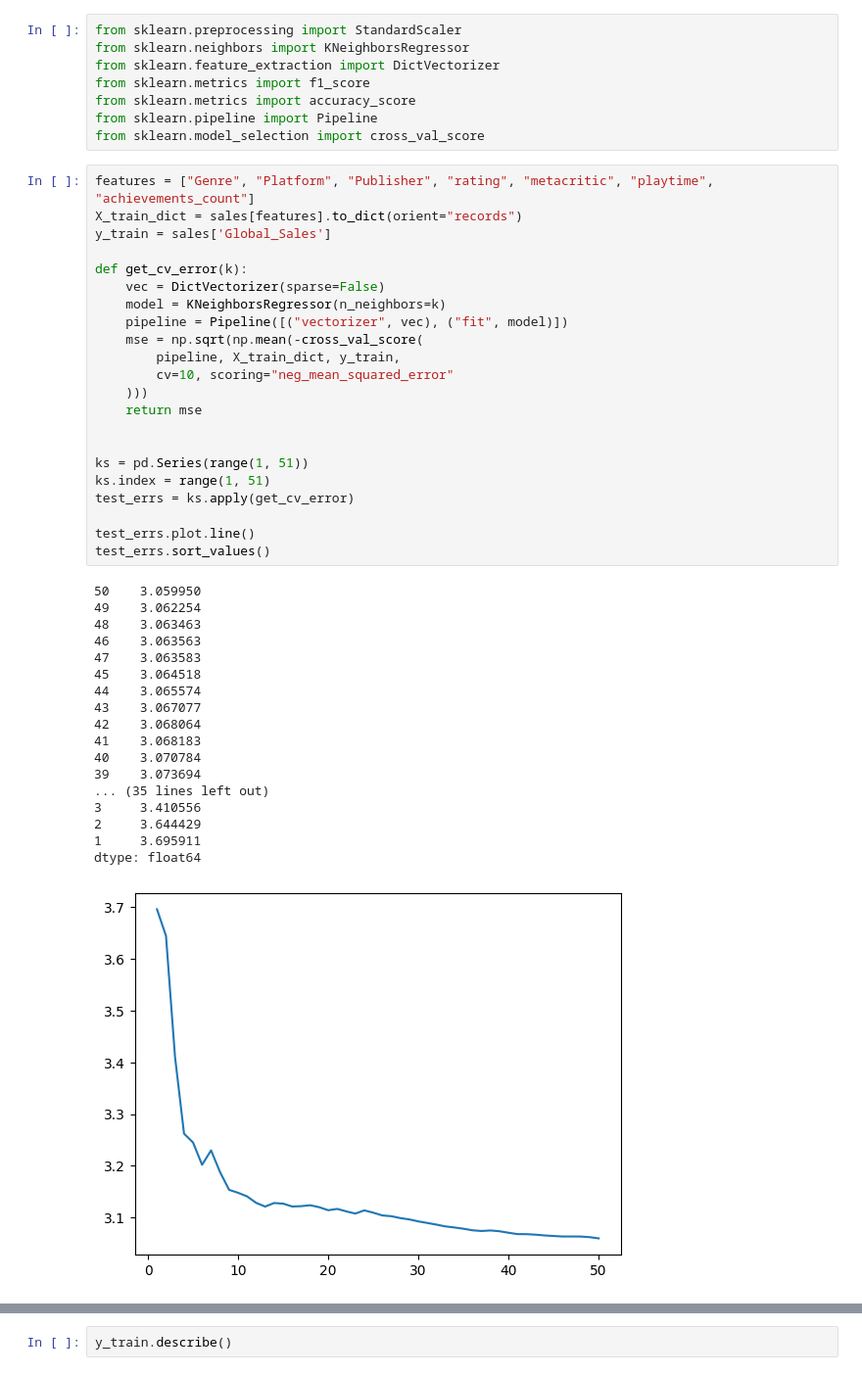
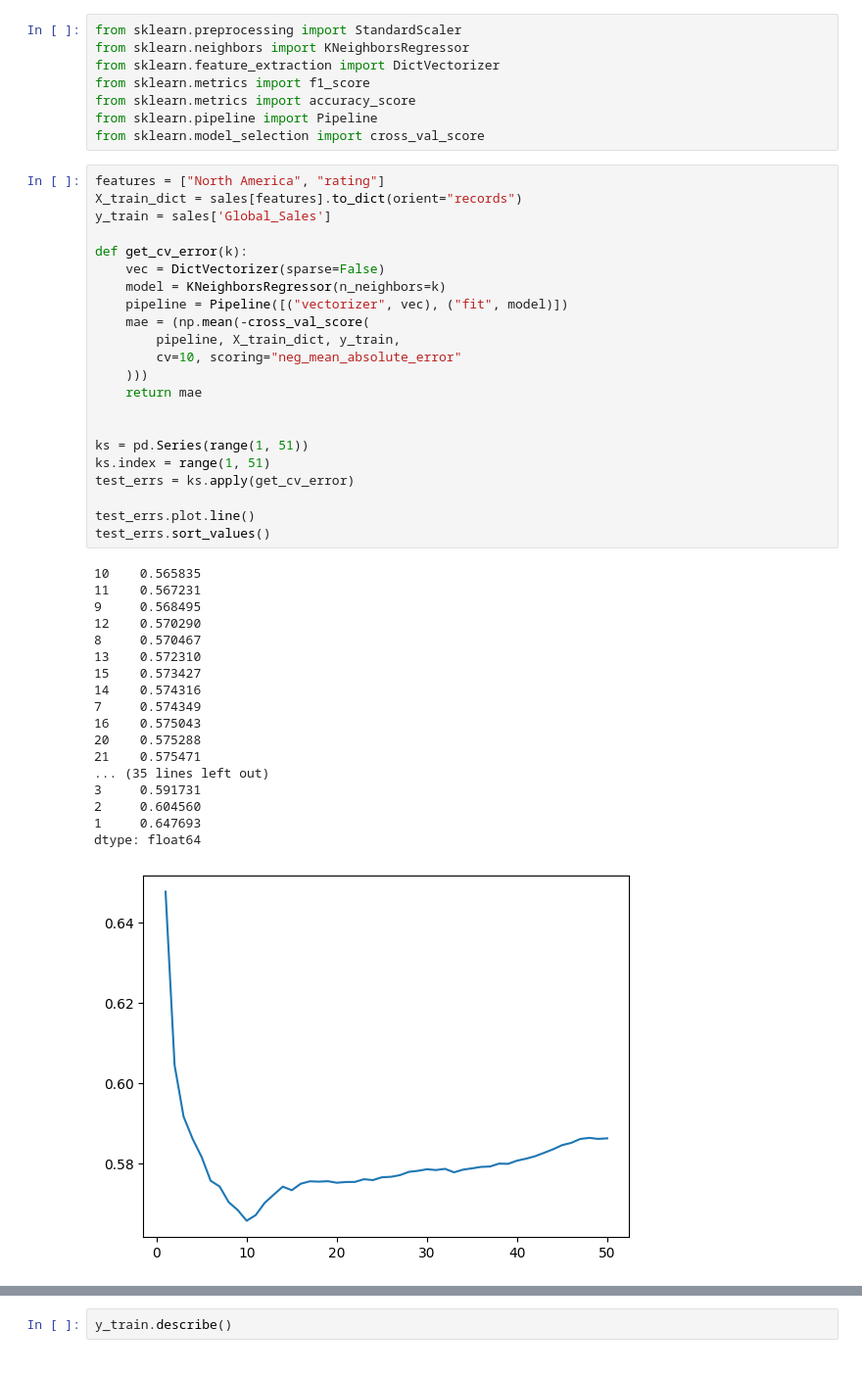
Before and after one commit to 21percentme/21percentme.github.io, a Jupyter notebook: Final_Milesone.ipynb, the cells around one changed output, grey strips where cells are left out. Shown at 98% size. Saved outputs shown, nothing was run; the diff lists cells and outputs as text.

```diff
--- a/Final_Milesone.ipynb
+++ b/Final_Milesone.ipynb
@@ -821,43 +803,43 @@ from sklearn.metrics import accuracy_score
 from sklearn.pipeline import Pipeline
 from sklearn.model_selection import cross_val_score
 # %%
-features = ["Genre", "Platform", "Publisher", "rating", "metacritic", "playtime", "achievements_count"]
+features = ["North America", "rating"]
 X_train_dict = sales[features].to_dict(orient="records")
 y_train = sales['Global_Sales']
 
 def get_cv_error(k):
     vec = DictVectorizer(sparse=False)
     model = KNeighborsRegressor(n_neighbors=k)
     pipeline = Pipeline([("vectorizer", vec), ("fit", model)])
-    mse = np.sqrt(np.mean(-cross_val_score(
+    mae = (np.mean(-cross_val_score(
         pipeline, X_train_dict, y_train,
-        cv=10, scoring="neg_mean_squared_error"
+        cv=10, scoring="neg_mean_absolute_error"
     )))
-    return mse
+    return mae
 
 
 ks = pd.Series(range(1, 51))
 ks.index = range(1, 51)
 test_errs = ks.apply(get_cv_error)
 
 test_errs.plot.line()
 test_errs.sort_values()
 # %% [output]
-50    3.059950
-49    3.062254
-48    3.063463
-46    3.063563
-47    3.063583
-45    3.064518
-44    3.065574
-43    3.067077
-42    3.068064
-41    3.068183
-40    3.070784
-39    3.073694
+10    0.565835
+11    0.567231
+9     0.568495
+12    0.570290
+8     0.570467
+13    0.572310
+15    0.573427
+14    0.574316
+7     0.574349
+16    0.575043
+20    0.575288
+21    0.575471
 ... (35 lines left out)
-3     3.410556
-2     3.644429
-1     3.695911
+3     0.591731
+2     0.604560
+1     0.647693
 dtype: float64
-[figure, old version]
+[figure, new version]
```
Also changed, not shown: parts of 18 cells of this notebook.
